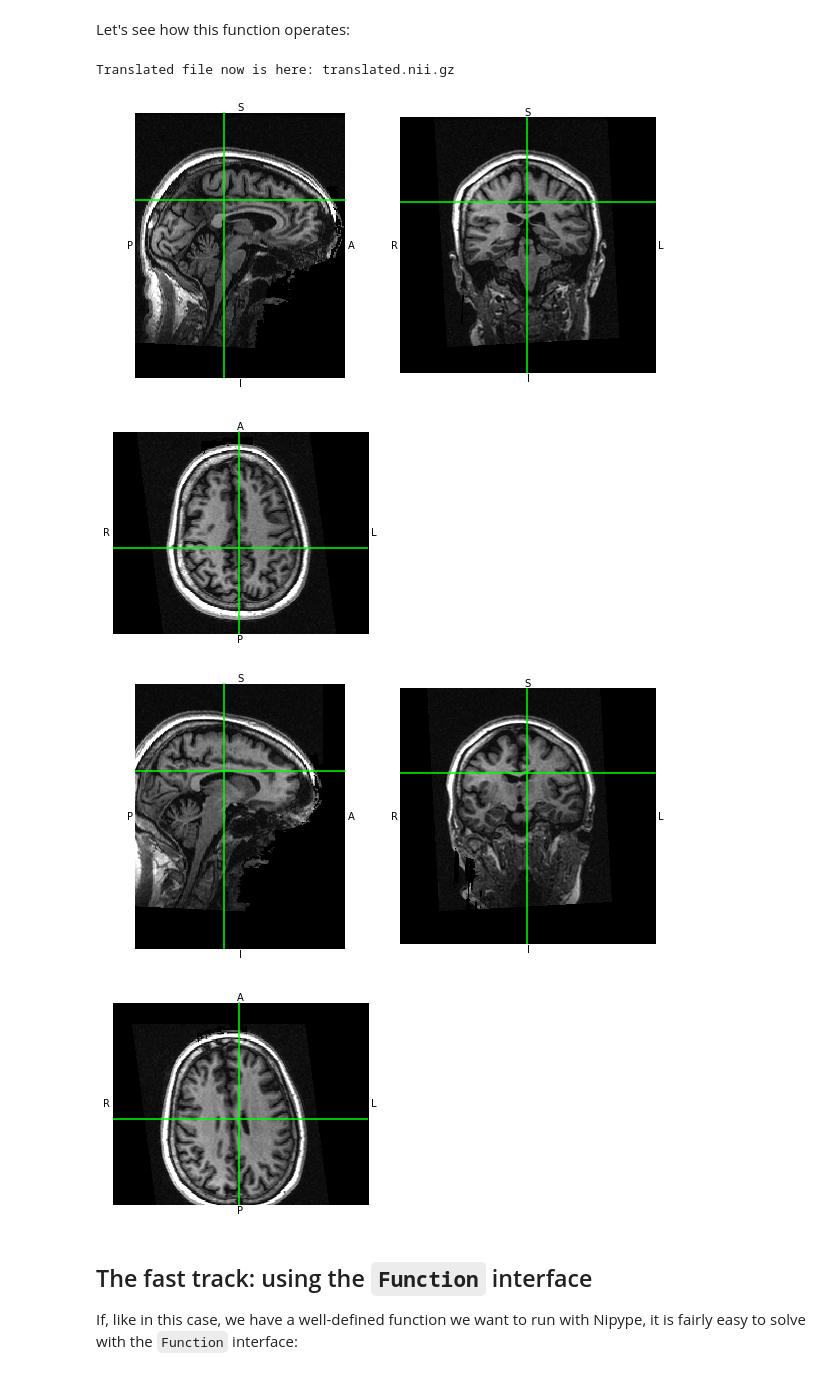
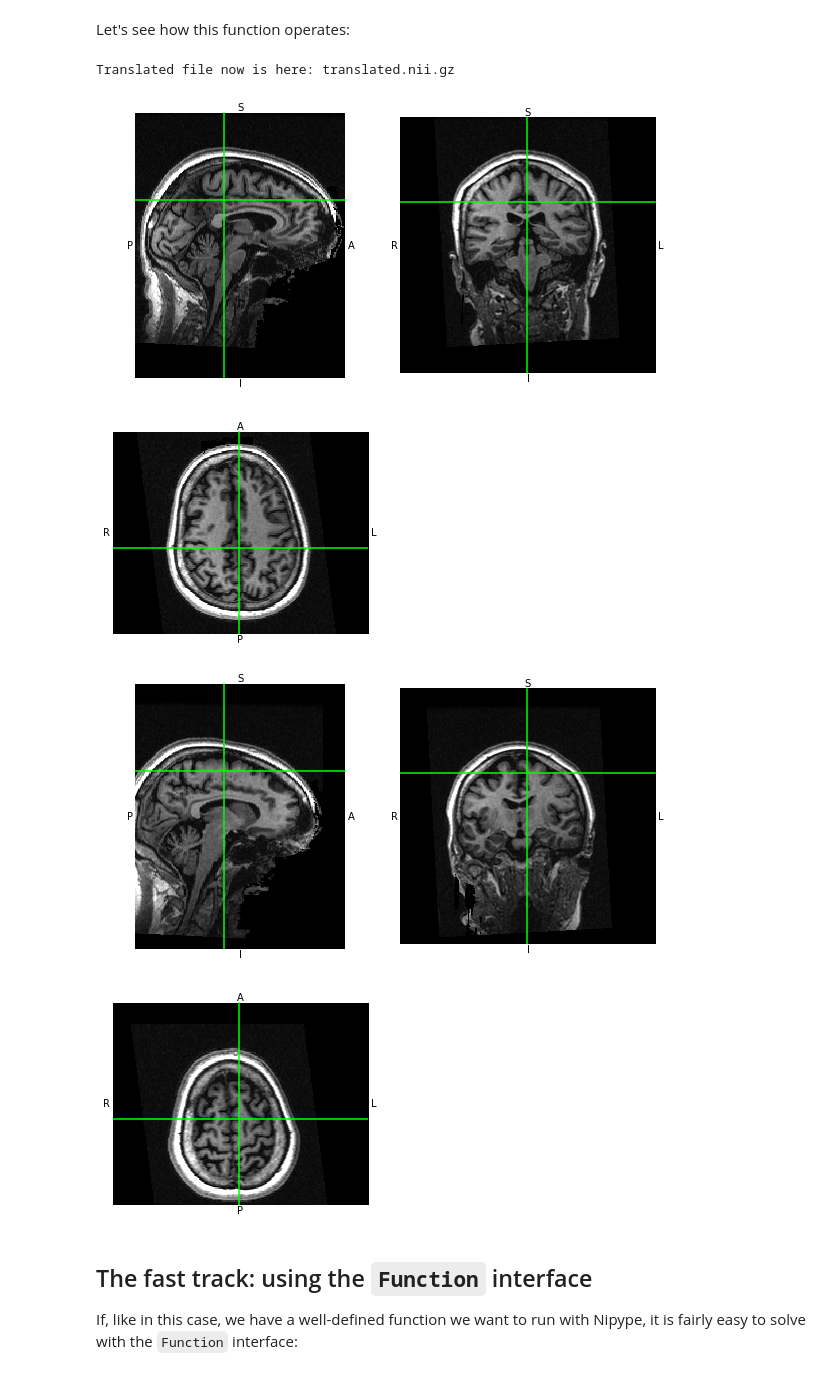
Before and after one commit to nipy/workshops, a Jupyter notebook: 170327-nipype/notebooks/new-workflows-and-interfaces/advanced_interfaces.ipynb, the cells around one changed output. Cells and saved outputs as stored; diff of their text form; code cells hidden in the pictures.

```diff
--- a/170327-nipype/notebooks/new-workflows-and-interfaces/advanced_interfaces.ipynb
+++ b/170327-nipype/notebooks/new-workflows-and-interfaces/advanced_interfaces.ipynb
@@ -400,12 +421,12 @@ def translate_image(img, translation, out_file):
 Let's see how this function operates:
 # %%
 plot_nii('/home/jovyan/work/data/ds000114/sub-01/anat/sub-01_T1w.nii.gz')
-translate_image('/home/jovyan/work/data/ds000114/sub-01/anat/sub-01_T1w.nii.gz', [5.0, -20.0, 8.0], 'translated.nii.gz')
+translate_image('/home/jovyan/work/data/ds000114/sub-01/anat/sub-01_T1w.nii.gz', [5.0, -20.0, -18.0], 'translated.nii.gz')
 plot_nii('translated.nii.gz')
 # %% [output]
 Translated file now is here: translated.nii.gz
 [figure]
-[figure, old version]
+[figure, new version]
 # %% [markdown]
 ## The fast track: using the ``Function`` interface
 
```
Also changed, not shown: parts of 7 cells of this notebook.
